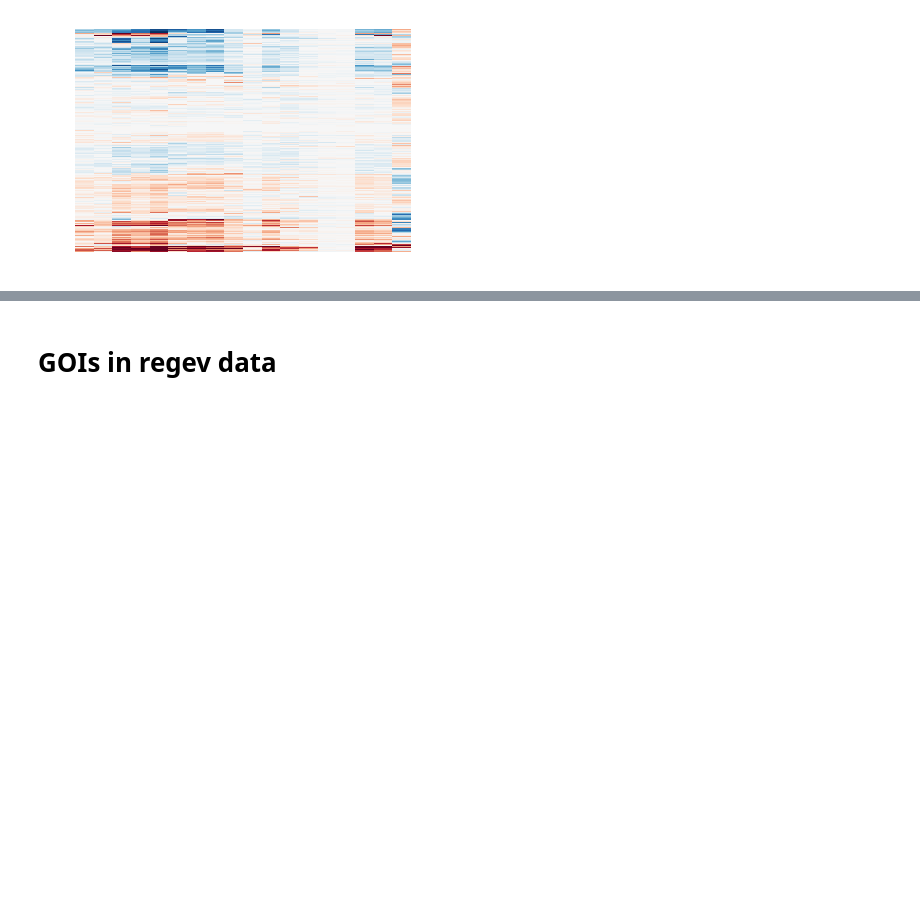
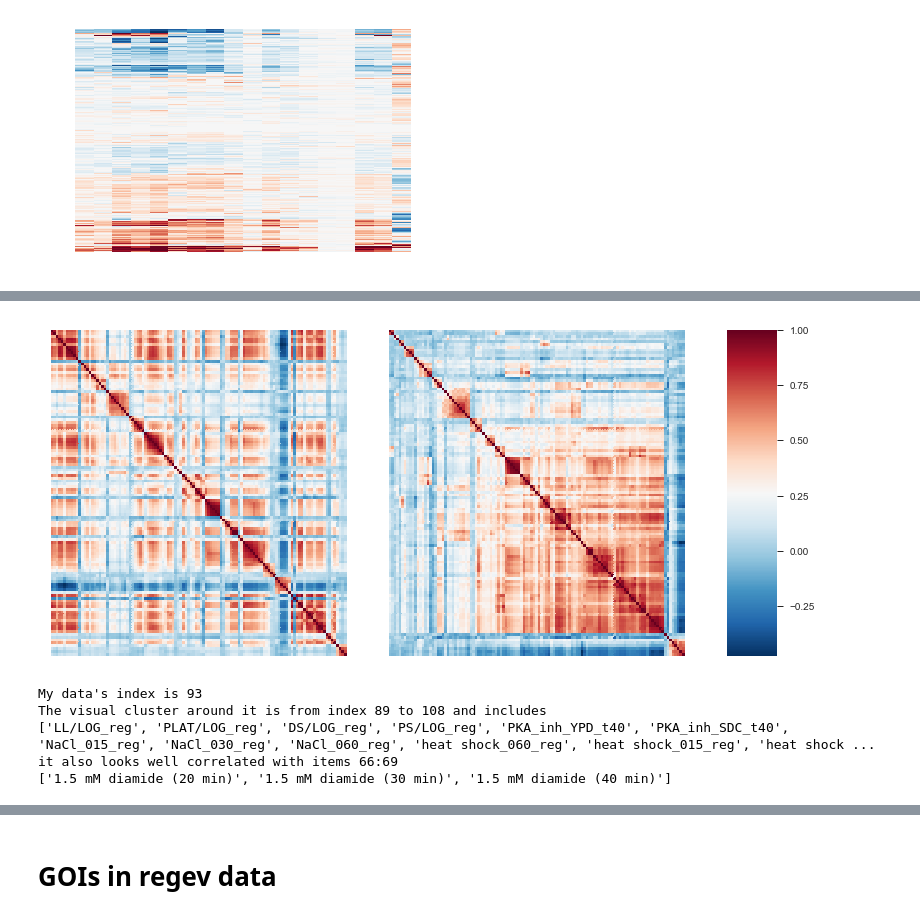
Before and after one commit to heineike02/yeast_esr_expression_analysis, a Jupyter notebook: scripts/20161118_PKA_Inhibition_V_other_conditions.ipynb, the cells around one changed output, grey strips where cells are left out. Saved outputs shown, nothing was run; the diff lists cells and outputs as text; code cells hidden in the pictures; blank space fills up the shorter version.

```diff
--- a/scripts/20161118_PKA_Inhibition_V_other_conditions.ipynb
+++ b/scripts/20161118_PKA_Inhibition_V_other_conditions.ipynb
@@ -457,0 +607,55 @@ plotting
+# %%
+#cluster columns based on correlation.
+
+#remove all columns that have NANs for my data.
+compiled_exp_data_nanrm = compiled_exp_data[~compiled_exp_data['PKA_inh_YPD_t40'].isna()]
+
+#remove all columns that are filled with NANs
+data_columns = compiled_exp_data.columns
+data_columns = data_columns.drop('sc_genename')
+external_data_columns = data_columns[2:]
+ind_to_remove = []
+for ind, row in compiled_exp_data_nanrm.iterrows():
+    #compiled_exp_data[compiled_exp_data['sc_genename']=='YNR034W-A']
+    N_nas = (sum(row[external_data_columns].isna().values))
+    if N_nas == len(external_data_columns):
+        ind_to_remove.append(ind)
+compiled_exp_data_nanrm = compiled_exp_data_nanrm.drop(ind_to_remove)
+
+#fill the rest of the NAs with 0's
+compiled_exp_data_nanrm = compiled_exp_data_nanrm.fillna(0.0)
+
+#remove sc_genename column and transpose
+compiled_exp_data_transpose = compiled_exp_data_nanrm.drop('sc_genename', axis = 1).as_matrix().transpose()
+corr_mat = np.corrcoef(compiled_exp_data_transpose)
+
+col_cluster = sch.linkage(compiled_exp_data_transpose, method='average', metric = 'correlation')
+col_dend = sch.dendrogram(col_cluster, no_plot=True)
+col_ind_reorder = col_dend['leaves']
+
+corr_mat_clustered = np.corrcoef(compiled_exp_data_transpose[col_ind_reorder])
+# %%
+fig, axarr = plt.subplots(1,3,gridspec_kw = {'width_ratios':[6,6, 1]})
+ax0 = axarr[0]
+sns.heatmap(corr_mat, cmap="RdBu_r", ax = ax0, cbar = False, xticklabels=False, yticklabels=False)
+
+ax1 = axarr[1]
+sns.heatmap(corr_mat_clustered, cmap="RdBu_r", ax = ax1, xticklabels=False, yticklabels=False, cbar_ax = axarr[2])
+
+fig.set_figheight(6/1)
+fig.set_figwidth(13/1)
+# %% [output]
+[figure, added]
+# %%
+clustered_dataset_list = list(data_columns[col_ind_reorder])
+print("My data's index is " + str(clustered_dataset_list.index('PKA_inh_YPD_t40')))
+print("The visual cluster around it is from index 89 to 108 and includes")
+print(clustered_dataset_list[89:108])
+print("it also looks well correlated with items 66:69")
+print(clustered_dataset_list[66:69])
+# %% [output]
+My data's index is 93
+The visual cluster around it is from index 89 to 108 and includes
+['LL/LOG_reg', 'PLAT/LOG_reg', 'DS/LOG_reg', 'PS/LOG_reg', 'PKA_inh_YPD_t40', 'PKA_inh_SDC_t40', 'NaCl_015_reg', 'NaCl_030_reg', 'NaCl_060_reg', 'heat shock_060_reg', 'heat shock_015_reg', 'heat shock ...
+it also looks well correlated with items 66:69
+['1.5 mM diamide (20 min)', '1.5 mM diamide (30 min)', '1.5 mM diamide (40 min)']
```
Also changed, not shown: parts of 28 cells of this notebook, 15 other files.
